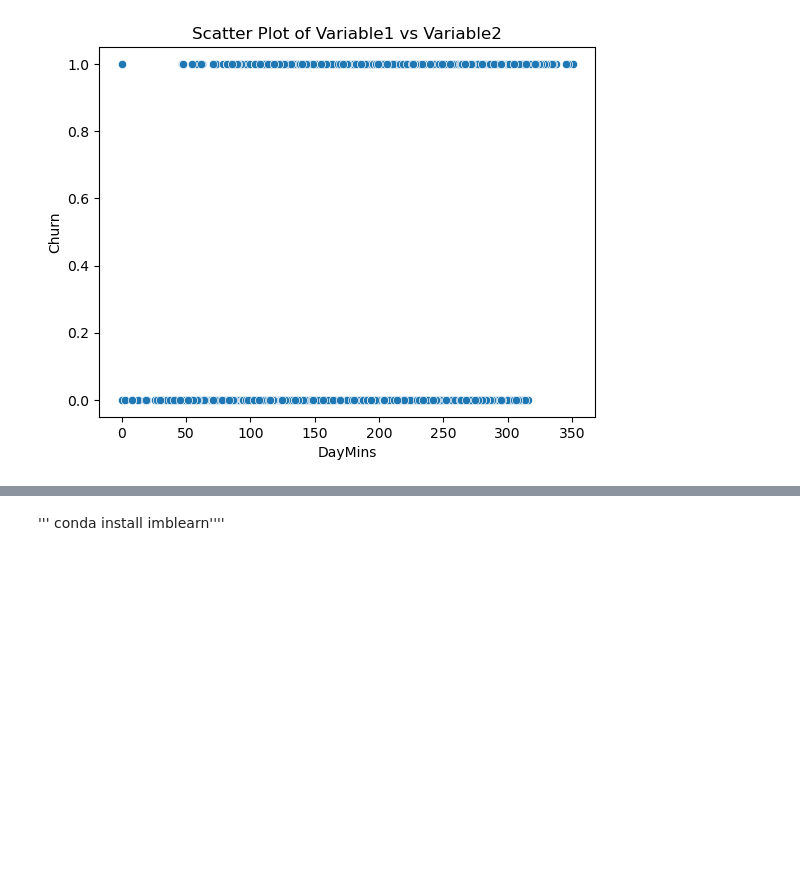
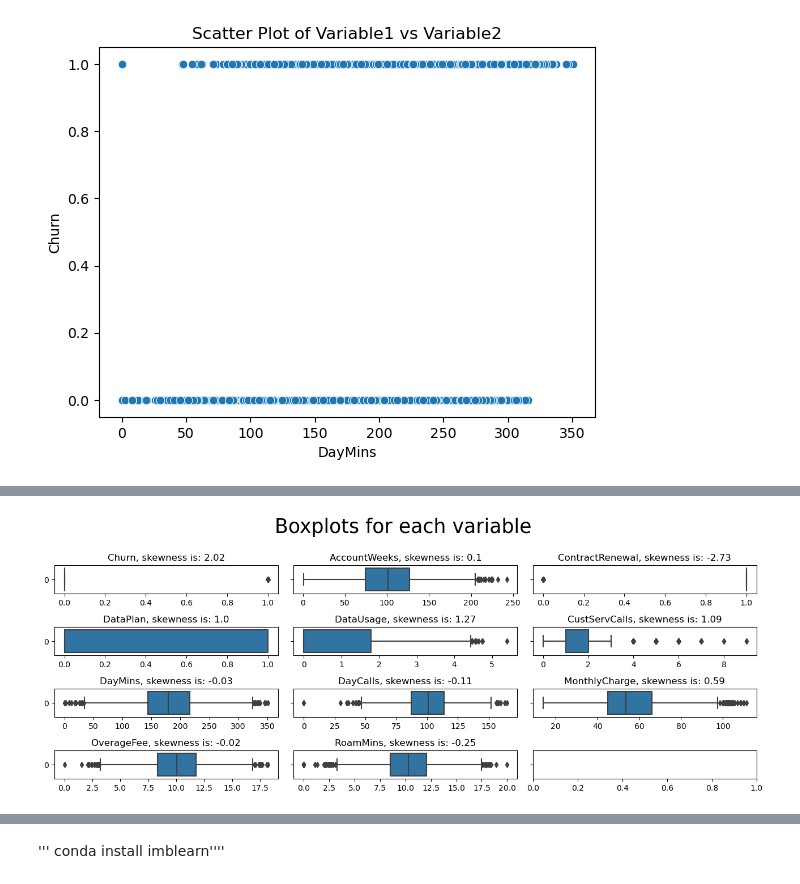
Before and after one commit to Rishabhknp666/Data-Science-projects, a Jupyter notebook: Churn modelling.ipynb, the cells around one changed output, grey strips where cells are left out. Saved outputs shown, nothing was run; the diff lists cells and outputs as text; code cells hidden in the pictures; blank space fills up the shorter version.

```diff
--- a/Churn modelling.ipynb
+++ b/Churn modelling.ipynb
@@ -257,0 +276,13 @@ plt.show()
+# %%
+def boxplots_custom(dataset, columns_list, rows, cols, suptitle):
+    fig, axs = plt.subplots(rows, cols, sharey=True, figsize=(13,5))
+    fig.suptitle(suptitle,y=1, size=25)
+    axs = axs.flatten()
+    for i, data in enumerate(columns_list):
+        sns.boxplot(data=dataset[data], orient='h', ax=axs[i])
+        axs[i].set_title(data + ', skewness is: '+str(round(dataset[data].skew(axis = 0, skipna = True),2)))
+
+boxplots_custom(dataset=df, columns_list=df.columns, rows=4, cols=3, suptitle='Boxplots for each variable')
+plt.tight_layout()
+# %% [output]
+[figure, added]
```
Also changed, not shown: parts of 58 cells of this notebook, 2 other files.
